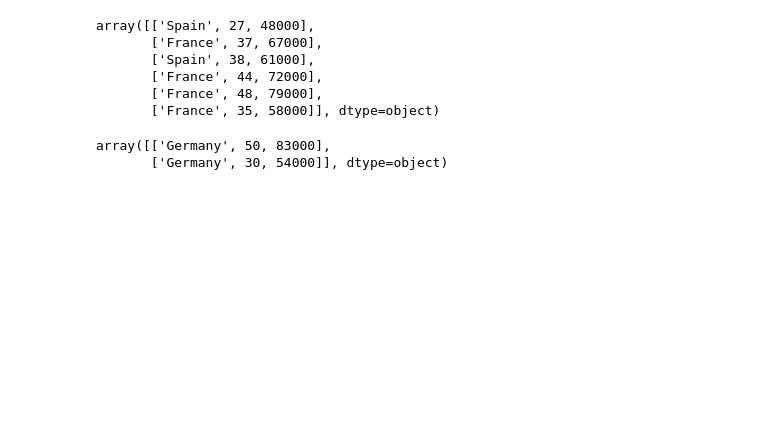
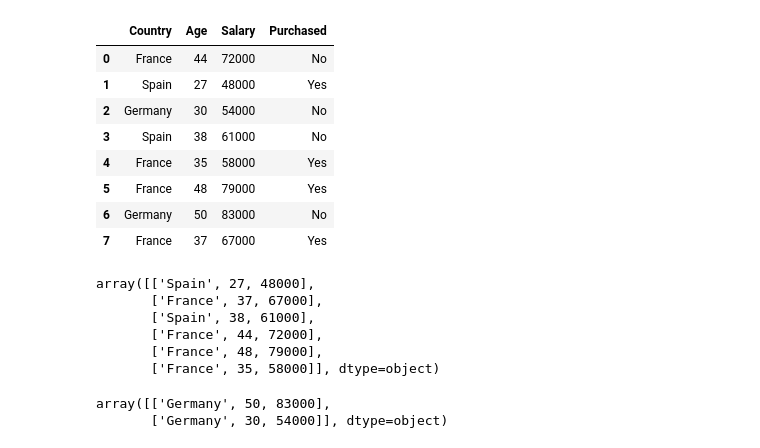
Before and after one commit to syedrafayhashmi/Machine-Learning-Course-NCAI, a Jupyter notebook: NCAI ML Course/Part 1 - Data Preprocessing/data_preprocessing_template.ipynb, the cells around one changed output. Drawn from its saved outputs; the diff is of its cells as text; code cells hidden in the pictures; blank space fills up the shorter version.

```diff
--- a/NCAI ML Course/Part 1 - Data Preprocessing/data_preprocessing_template.ipynb
+++ b/NCAI ML Course/Part 1 - Data Preprocessing/data_preprocessing_template.ipynb
@@ -17,3 +33,15 @@ X_train, X_test, y_train, y_test = train_test_split(X, y, test_size = 0.2, rando
+# %%
+dataset
+# %% [output]
+|  | Country | Age | Salary | Purchased |
+| 0 | France | 44 | 72000 | No |
+| 1 | Spain | 27 | 48000 | Yes |
+| 2 | Germany | 30 | 54000 | No |
+| 3 | Spain | 38 | 61000 | No |
+| 4 | France | 35 | 58000 | Yes |
+| 5 | France | 48 | 79000 | Yes |
+| 6 | Germany | 50 | 83000 | No |
+| 7 | France | 37 | 67000 | Yes |
 # %%
 X_train
 # %% [output]
```
Also changed, not shown: parts of 3 cells of this notebook, 7 other files.
